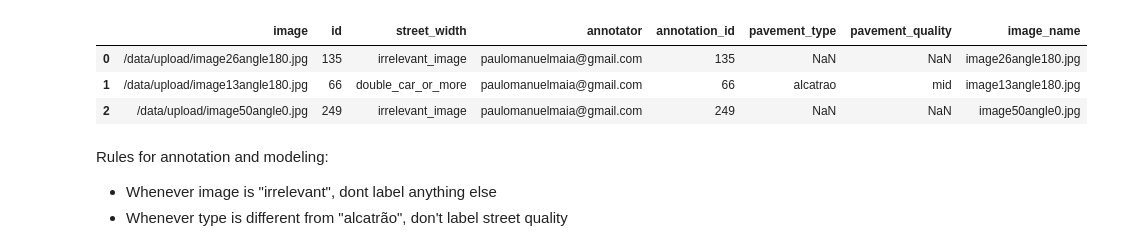
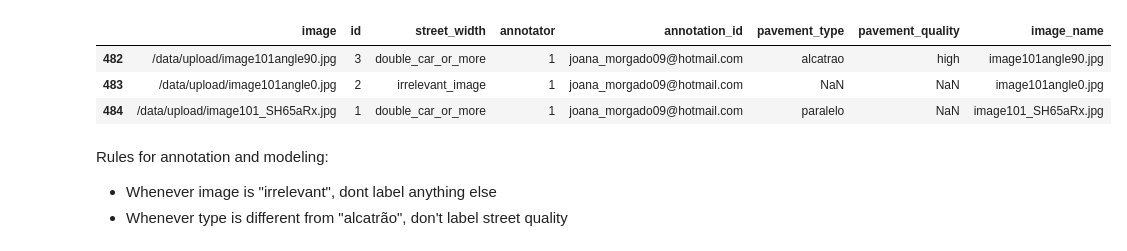
Before and after one commit to TiagoFilipeSousaGoncalves/wdl-tech-moguls, a Jupyter notebook: stage-3/Deliverable.ipynb, the cells around one changed output. Saved outputs shown, nothing was run; the diff lists cells and outputs as text; code cells hidden in the pictures.

```diff
--- a/stage-3/Deliverable.ipynb
+++ b/stage-3/Deliverable.ipynb
@@ -8,12 +8,12 @@ annotations = pd.read_csv('annotations.csv')
 # %%
 annotations['image_name'] = annotations['image'].apply(lambda x: x.split('/')[-1])
 # %%
-annotations.head(3)
+annotations.tail(3)
 # %% [output]
 |  | image | id | street_width | annotator | annotation_id | pavement_type | pavement_quality | image_name |
-| 0 | /data/upload/image26angle180.jpg | 135 | irrelevant_image | paulomanuelmaia@gmail.com | 135 | NaN | NaN | image26angle180.jpg |
-| 1 | /data/upload/image13angle180.jpg | 66 | double_car_or_more | paulomanuelmaia@gmail.com | 66 | alcatrao | mid | image13angle180.jpg |
-| 2 | /data/upload/image50angle0.jpg | 249 | irrelevant_image | paulomanuelmaia@gmail.com | 249 | NaN | NaN | image50angle0.jpg |
+| 482 | /data/upload/image101angle90.jpg | 3 | double_car_or_more | 1 | joana_morgado09@hotmail.com | alcatrao | high | image101angle90.jpg |
+| 483 | /data/upload/image101angle0.jpg | 2 | irrelevant_image | 1 | joana_morgado09@hotmail.com | NaN | NaN | image101angle0.jpg |
+| 484 | /data/upload/image101_SH65aRx.jpg | 1 | double_car_or_more | 1 | joana_morgado09@hotmail.com | paralelo | NaN | image101_SH65aRx.jpg |
 # %%
 annotations = pd.concat([annotations, pd.get_dummies(annotations['street_width'])], axis=1)
 annotations = annotations.drop(columns=['double_car_or_more'])
```
Also changed, not shown: parts of 6 cells of this notebook.
